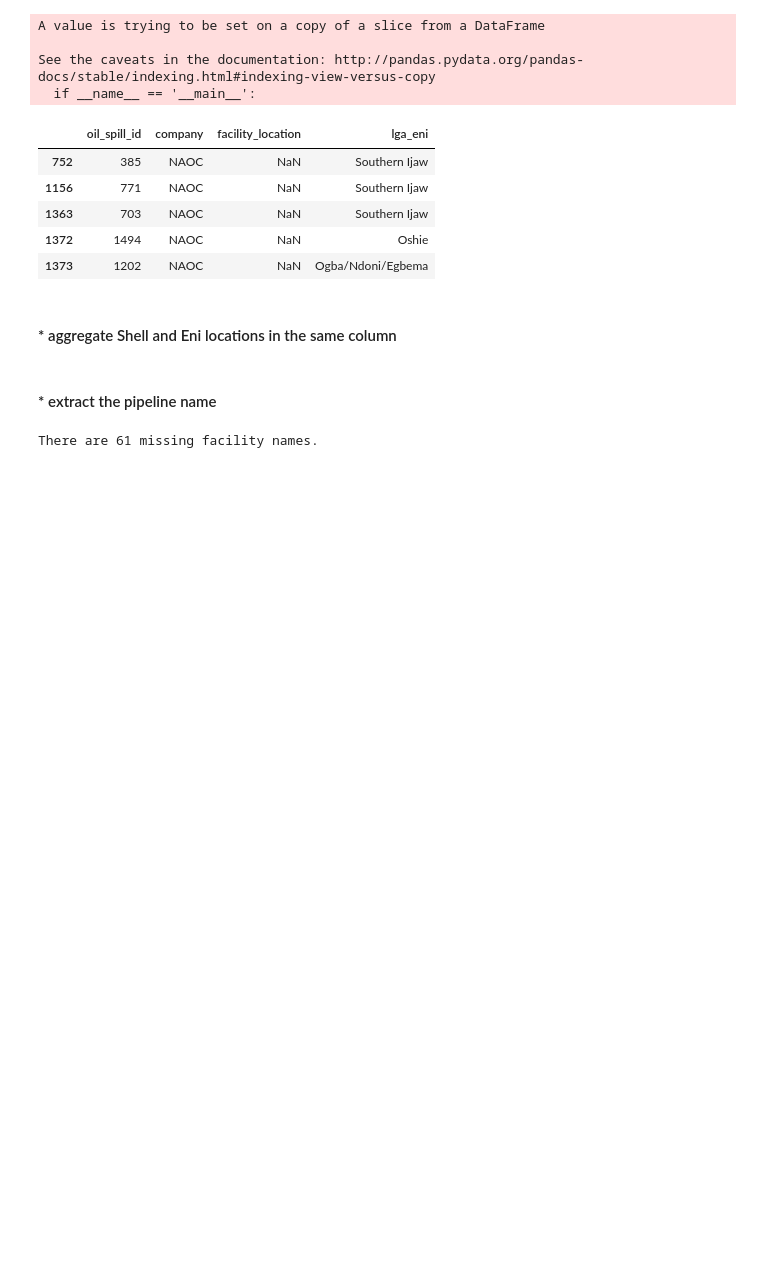
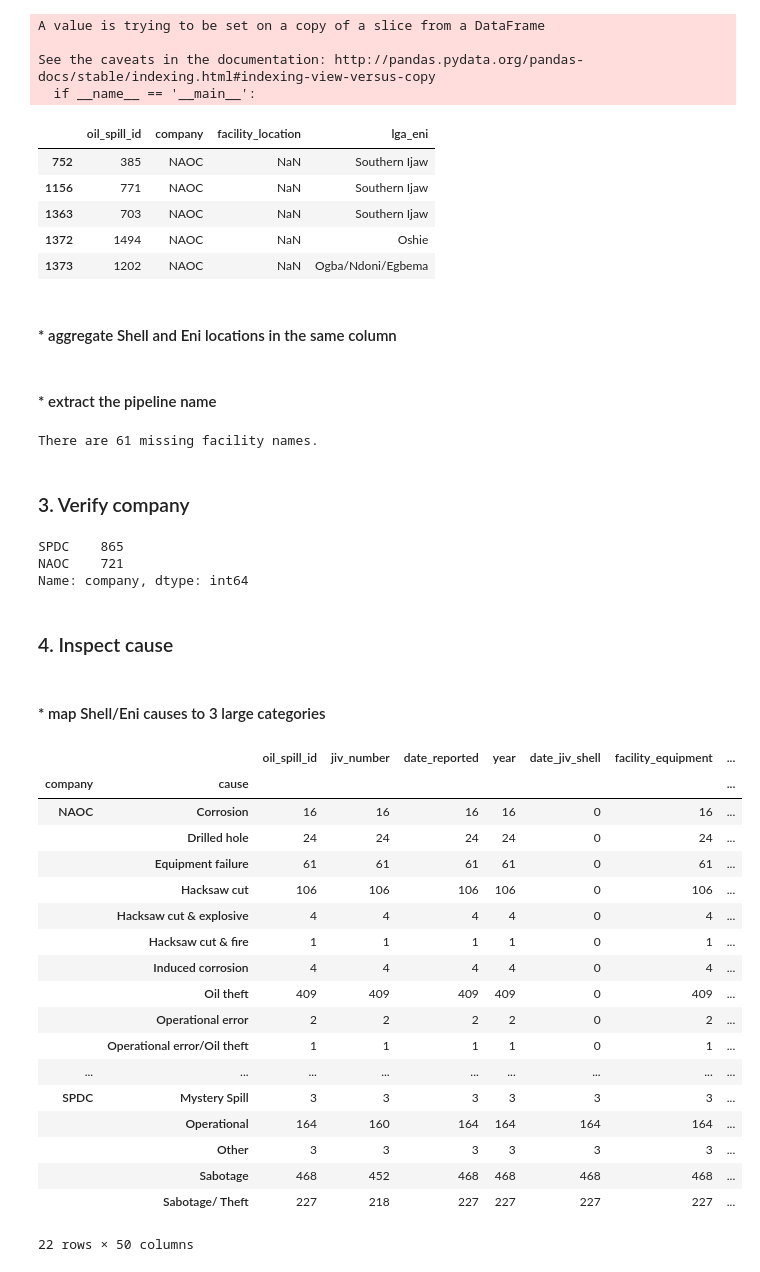
Before and after one commit to estambolieva/oil-spills, a Jupyter notebook: 1.Data Exploration.ipynb, the cells around one changed output. Drawn from its saved outputs; the diff is of its cells as text; code cells hidden in the pictures; blank space fills up the shorter version.

Commit message:
cause exploration

```diff
--- a/1.Data Exploration.ipynb
+++ b/1.Data Exploration.ipynb
@@ -319,3 +319,14 @@ df[["oil_spill_id", "company","facility_location", "lga_eni"]][df.location_joint
 del df["location_joint"]
 # %% [markdown]
 #### * aggregate Shell and Eni locations in the same column
+# %%
+locations = [np.nan] * df.shape[0]
+for i in range(df.shape[0]):
+    shell_loc = df.facility_location.iloc[i]
+    eni_loc = df.lga_eni.iloc[i]
+    if type(eni_loc) == float:
+        locations[i] = shell_loc
+    else:
+        locations[i] = eni_loc
+
+df['location'] = pd.Series(locations).values
@@ -343,6 +357,12 @@ missing_fac_name_cnt = 0
 for i in range(df.shape[0]):
     facility = df.facility_equipment_lower.iloc[i]
     current_facility_type = df.facility_type.iloc[i]
+    # string replacements: "kolocreek" for "kolo creek", and "imo river ii" for "imo river 2"
+    facility = facility.replace("kolocreek", "kolo creek")
+    facility = facility.replace("imo river ii", "imo river 2")
+    facility = facility.replace("imo river i", "imo river 1")
+
+
     if current_facility_type != "other":
         current_inches = df.inches.iloc[i]
         curr_type__abbr = current_facility_type[:5]
@@ -397,0 +418,34 @@ df[["facility_equipment", "inches", "facility_name", "facility_start", "facility
+# %% [markdown]
+### 3. Verify company
+# %%
+df.company.value_counts()
+# %% [output]
+SPDC    865
+NAOC    721
+Name: company, dtype: int64
+# %% [markdown]
+### 4. Inspect cause
+# %% [markdown]
+#### * map Shell/Eni causes to 3 large categories
+# %%
+df.groupby( [ "company", "cause"] ).count()
+# %% [output]
+|  |  | oil_spill_id | jiv_number | date_reported | year | date_jiv_shell | facility_equipment | ... |
+| company | cause |  |  |  |  |  |  | ... |
+| NAOC | Corrosion | 16 | 16 | 16 | 16 | 0 | 16 | ... |
+|  | Drilled hole | 24 | 24 | 24 | 24 | 0 | 24 | ... |
+|  | Equipment failure | 61 | 61 | 61 | 61 | 0 | 61 | ... |
+|  | Hacksaw cut | 106 | 106 | 106 | 106 | 0 | 106 | ... |
+|  | Hacksaw cut & explosive | 4 | 4 | 4 | 4 | 0 | 4 | ... |
+|  | Hacksaw cut & fire | 1 | 1 | 1 | 1 | 0 | 1 | ... |
+|  | Induced corrosion | 4 | 4 | 4 | 4 | 0 | 4 | ... |
+|  | Oil theft | 409 | 409 | 409 | 409 | 0 | 409 | ... |
+|  | Operational error | 2 | 2 | 2 | 2 | 0 | 2 | ... |
+|  | Operational error/Oil theft | 1 | 1 | 1 | 1 | 0 | 1 | ... |
+| ... | ... | ... | ... | ... | ... | ... | ... | ... |
+| SPDC | Mystery Spill | 3 | 3 | 3 | 3 | 3 | 3 | ... |
+|  | Operational | 164 | 160 | 164 | 164 | 164 | 164 | ... |
+|  | Other | 3 | 3 | 3 | 3 | 3 | 3 | ... |
+|  | Sabotage | 468 | 452 | 468 | 468 | 468 | 468 | ... |
+|  | Sabotage/ Theft | 227 | 218 | 227 | 227 | 227 | 227 | ... |
+22 rows × 50 columns
```
Also changed, not shown: parts of 18 cells of this notebook.
